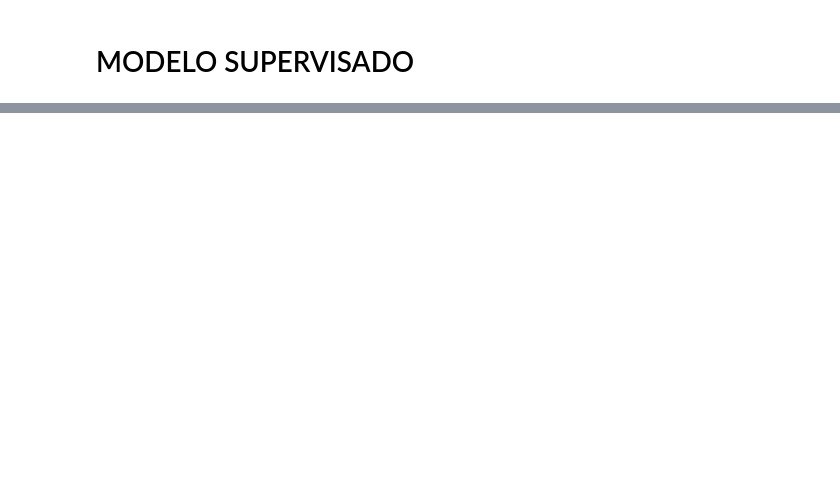
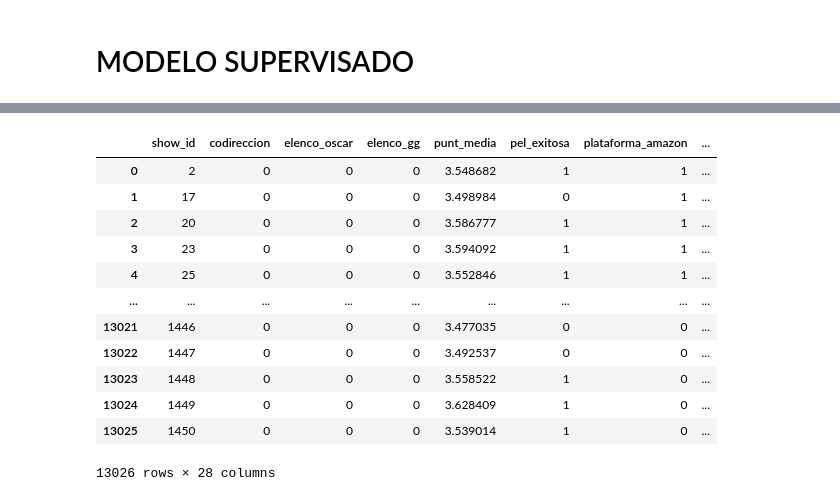
Before and after one commit to L-Ameneiro/IngeniasDataScience, a Jupyter notebook: notebooks/MODELO SUPERVISADO.ipynb, the cells around one changed output, grey strips where cells are left out. Saved outputs shown, nothing was run; the diff lists cells and outputs as text; code cells hidden in the pictures; blank space fills up the shorter version.

```diff
--- a/notebooks/MODELO SUPERVISADO.ipynb
+++ b/notebooks/MODELO SUPERVISADO.ipynb
@@ -28,0 +87,18 @@ pd.read_csv(r'..\\datasets\\peliculas_final.csv')
+# %%
+# Se importa el dataset y se visualiza
+supervisado=pd.read_csv(r'..\\datasets\\supervisado.csv')
+supervisado
+# %% [output]
+|  | show_id | codireccion | elenco_oscar | elenco_gg | punt_media | pel_exitosa | plataforma_amazon | ... |
+| 0 | 2 | 0 | 0 | 0 | 3.548682 | 1 | 1 | ... |
+| 1 | 17 | 0 | 0 | 0 | 3.498984 | 0 | 1 | ... |
+| 2 | 20 | 0 | 0 | 0 | 3.586777 | 1 | 1 | ... |
+| 3 | 23 | 0 | 0 | 0 | 3.594092 | 1 | 1 | ... |
+| 4 | 25 | 0 | 0 | 0 | 3.552846 | 1 | 1 | ... |
+| ... | ... | ... | ... | ... | ... | ... | ... | ... |
+| 13021 | 1446 | 0 | 0 | 0 | 3.477035 | 0 | 0 | ... |
+| 13022 | 1447 | 0 | 0 | 0 | 3.492537 | 0 | 0 | ... |
+| 13023 | 1448 | 0 | 0 | 0 | 3.558522 | 1 | 0 | ... |
+| 13024 | 1449 | 0 | 0 | 0 | 3.628409 | 1 | 0 | ... |
+| 13025 | 1450 | 0 | 0 | 0 | 3.539014 | 1 | 0 | ... |
+13026 rows × 28 columns
```
Also changed, not shown: parts of 49 cells of this notebook, 5 other files.
